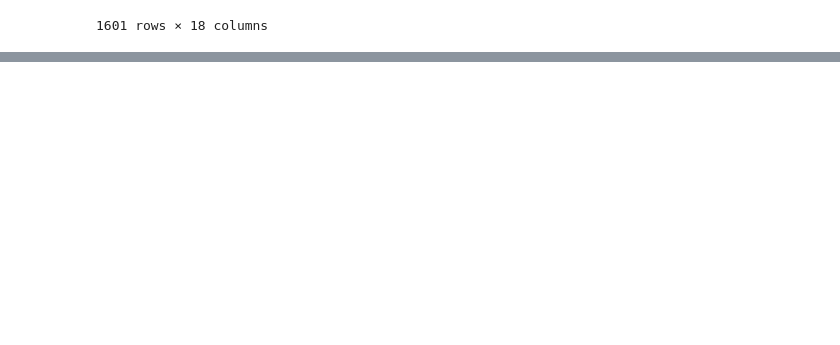
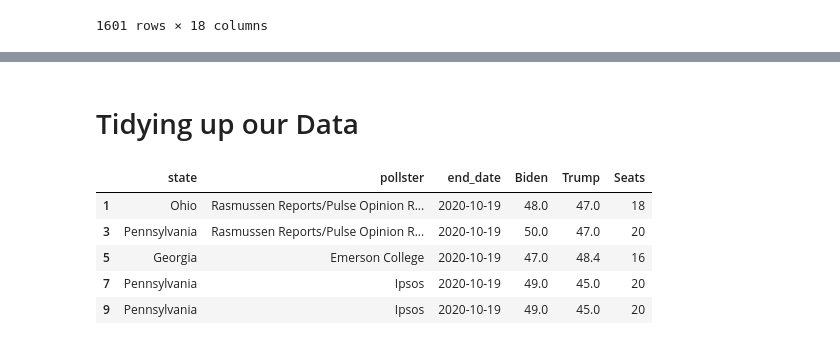
Before and after one commit to rkfd/ds-ai-for-business, a Jupyter notebook: Predicting-the-US-2020-Election/predicting-the-us-2020-election.ipynb, the cells around one changed output, grey strips where cells are left out. Saved outputs shown, nothing was run; the diff lists cells and outputs as text; code cells hidden in the pictures; blank space fills up the shorter version.

```diff
--- a/Predicting-the-US-2020-Election/predicting-the-us-2020-election.ipynb
+++ b/Predicting-the-US-2020-Election/predicting-the-us-2020-election.ipynb
@@ -328,0 +490,13 @@ grouped
+# %% [markdown]
+# Tidying up our Data
+# %%
+# Adjust columns
+polls = grouped[['state','pollster','end_date','Biden','Trump','Seats']]
+polls.head()
+# %% [output]
+|  | state | pollster | end_date | Biden | Trump | Seats |
+| 1 | Ohio | Rasmussen Reports/Pulse Opinion R... | 2020-10-19 | 48.0 | 47.0 | 18 |
+| 3 | Pennsylvania | Rasmussen Reports/Pulse Opinion R... | 2020-10-19 | 50.0 | 47.0 | 20 |
+| 5 | Georgia | Emerson College | 2020-10-19 | 47.0 | 48.4 | 16 |
+| 7 | Pennsylvania | Ipsos | 2020-10-19 | 49.0 | 45.0 | 20 |
+| 9 | Pennsylvania | Ipsos | 2020-10-19 | 49.0 | 45.0 | 20 |
```
Also changed, not shown: parts of 16 cells of this notebook.
